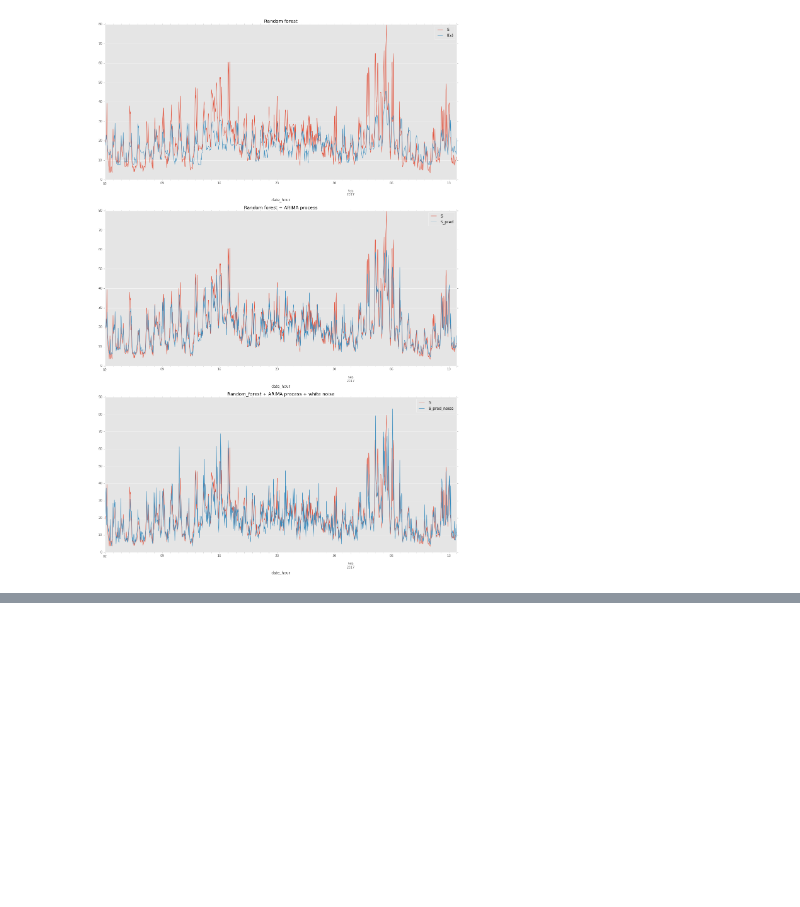
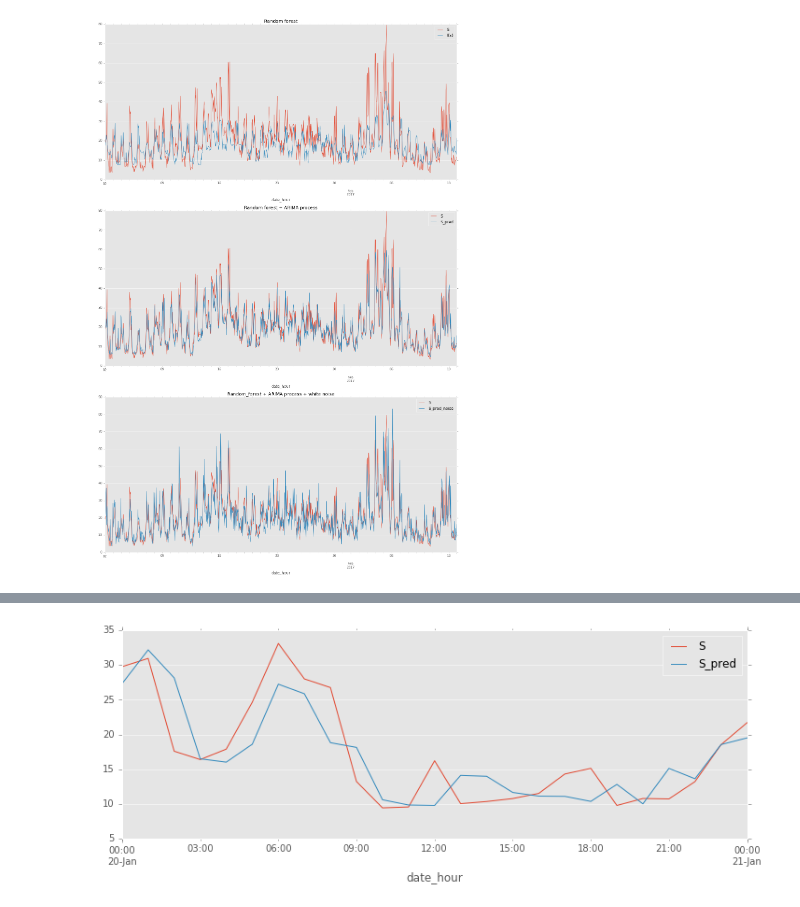
Before and after one commit to NonoMalpi/Secondary_band, a Jupyter notebook: Random_forest + ARIMA process for secondary band price.ipynb, the cells around one changed output, grey strips where cells are left out. Saved outputs shown, nothing was run; the diff lists cells and outputs as text; code cells hidden in the pictures; blank space fills up the shorter version.

```diff
--- a/Random_forest + ARIMA process for secondary band price.ipynb
+++ b/Random_forest + ARIMA process for secondary band price.ipynb
@@ -210,0 +179,11 @@ real_band_pred_5_feb.plot(lw=2.0, ls='-', ax=ax);
+# %%
+#Get index of desired day
+first_index = np.flatnonzero(rf_arima_df.index =='2017-01-20 00:00:00')[0]
+
+#Plot real values and predicted from random forest+AR without noise
+rf_arima_df.iloc[first_index:first_index+25][['S','S_pred']].plot(figsize=(12,4))
+
+#Get prediction without noise to generate a Monte Carlo simulation
+fx_ar_mc = rf_arima_df.iloc[first_index:first_index+25]['S_pred'].values
+# %% [output]
+[figure, added]
```
Also changed, not shown: parts of 16 cells of this notebook, 2 other files.
